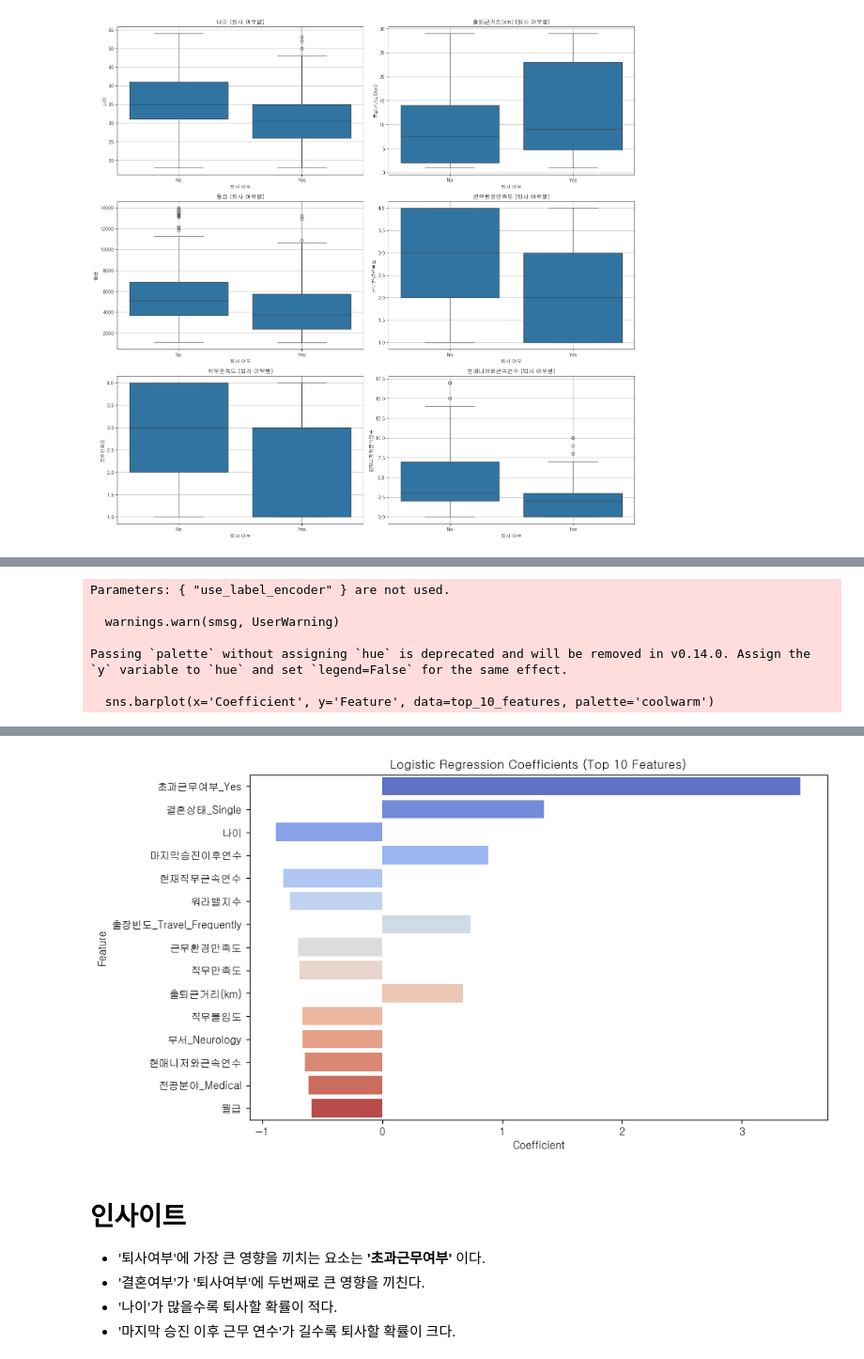
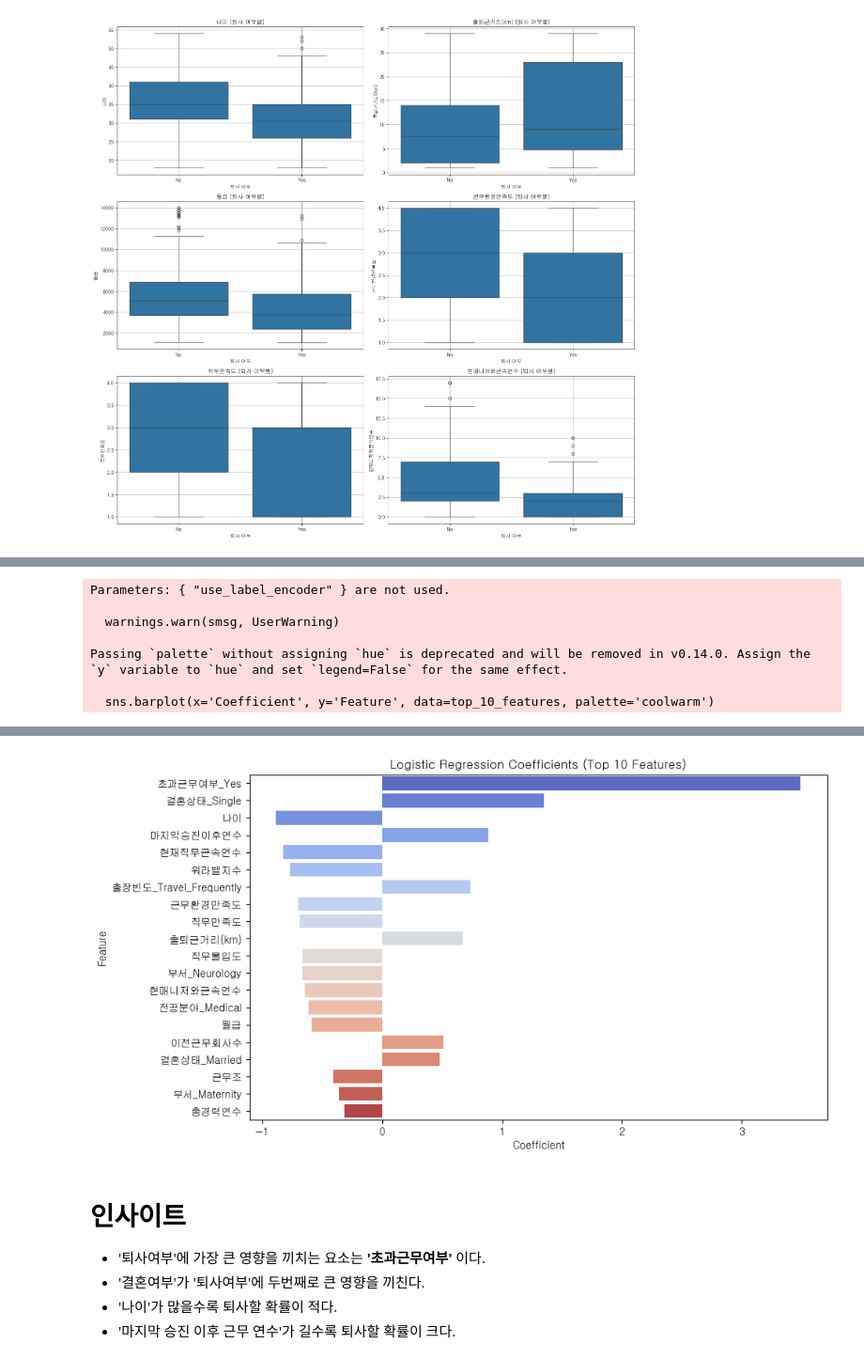
Before and after one commit to encore-SKN11/ML-1Team, a Jupyter notebook: 장수/2ST_project.ipynb, the cells around one changed output, grey strips where cells are left out. Shown: that part at 94% size. Cells and saved outputs as stored; diff of their text form; code cells hidden in the pictures.

```diff
--- a/장수/2ST_project.ipynb
+++ b/장수/2ST_project.ipynb
@@ -204,6 +206,26 @@ y_pred = model.predict(X_test)
 print("LightGBM 정확도:", accuracy_score(y_test, y_pred))
 print(classification_report(y_test,y_pred))
 
+
+
+######
+# 하이퍼파라미터 후보
+param_grid = {
+    'C': [0.001, 0.01, 0.1, 1, 10, 100],   # 규제 강도
+    'penalty': ['l1', 'l2'],               # 정규화 방식
+    'solver': ['liblinear', 'saga'],       # 최적화 알고리즘
+    'class_weight': [None, 'balanced'],    # 클래스 불균형 조정 여부
+    'max_iter': [500, 1000]                # 반복횟수 충분히 설정
+}
+
+grid = GridSearchCV(LogisticRegression(), param_grid, cv=5, scoring='f1', n_jobs=-1)
+grid.fit(X_train, y_train)
+
+print("최적 파라미터 (f1-score 기준):", grid.best_params_)
+y_pred = grid.predict(X_test)
+print(classification_report(y_test,y_pred))
+
+######
 #로지스틱 회귀
 model = LogisticRegression(max_iter=1000)
 model.fit(X_train, y_train)
@@ -232,34 +254,19 @@ y_pred = model.predict(X_test)
 print("XGBoost 정확도:", accuracy_score(y_test, y_pred))
 print(classification_report(y_test,y_pred))
 
-############### 정규화 후 학습 ###############
 
-
-# # 수치형 변수만 선택
-# numeric_cols = X.select_dtypes(include=['int64', 'float64']).columns
-
-# # 수치형 변수만 스케일링
-# scaler = StandardScaler()
-# X_scaled_numeric = scaler.fit_transform(X[numeric_cols])
-
-# # 스케일링한 것을 다시 DataFrame으로 변환
-# X_scaled_numeric = pd.DataFrame(X_scaled_numeric, columns=numeric_cols, index=X.index)
-
-# # 범주형 변수는 그대로 두고 결합
-# X_encoded = pd.concat([X_scaled_numeric, X.drop(columns=numeric_cols)], axis=1)
-
-# # # 피처에 대해서만 원핫 인코딩
-# X_encoded = pd.get_dummies(X_encoded, drop_first=True)
-# print(X_encoded)
-
-# X_train, X_test, y_train, y_test = train_test_split(X_encoded,y,test_size=0.2,random_state=42)
-
-#로지스틱 회귀(정규화 후)
-from sklearn.linear_model import LogisticRegression
-
+#로지스틱 회귀
 model = LogisticRegression(max_iter=1000)
 model.fit(X_train, y_train)
 y_pred = model.predict(X_test)
+
+
+# DataFrame 출력 시 생략 없이 다 보여주도록 옵션 설정
+pd.set_option('display.max_rows', None)      # 모든 행 출력
+pd.set_option('display.max_columns', None)   # 모든 열 출력
+pd.set_option('display.max_colwidth', None)  # 열 너비 제한 없이 출력
+pd.set_option('display.expand_frame_repr', False)  # 옆으로 길어도 줄 바꿈 없이 출력
+
 
 # 실제값과 예측값 비교
 result_df = pd.DataFrame({
@@ -284,11 +291,8 @@ coefficients = pd.DataFrame({
 
 print(coefficients)
 
-import matplotlib.pyplot as plt
-import seaborn as sns
-
 # 절대값 기준으로 상위 10개 추출
-top_10_features = coefficients.head(15)
+top_10_features = coefficients.head(20)
 
 # 그래프 그리기
 plt.figure(figsize=(10, 6))
@@ -297,15 +301,6 @@ plt.title('Logistic Regression Coefficients (Top 10 Features)')
 plt.xlabel('Coefficient')
 plt.ylabel('Feature')
 plt.show()
-
-# #SVC(정규화 후)
-# from sklearn.svm import SVC
-
-# model = SVC(kernel='rbf')
-# model.fit(X_train, y_train)
-# y_pred = model.predict(X_test)
-# print("SVM 정확도:", accuracy_score(y_test, y_pred))
-# print(classification_report(y_test,y_pred))
 # %% [output]
 [LightGBM] [Warning] Found whitespace in feature_names, replace with underlines
 [LightGBM] [Info] Number of positive: 81, number of negative: 554
@@ -334,4 +346,4 @@ Passing `palette` without assigning `hue` is deprecated and will be removed in v
-[figure, old version]
+[figure, new version]
 # %% [markdown]
 
 # 인사이트
```
Also changed, not shown: parts of 3 cells of this notebook, 2 other files.
